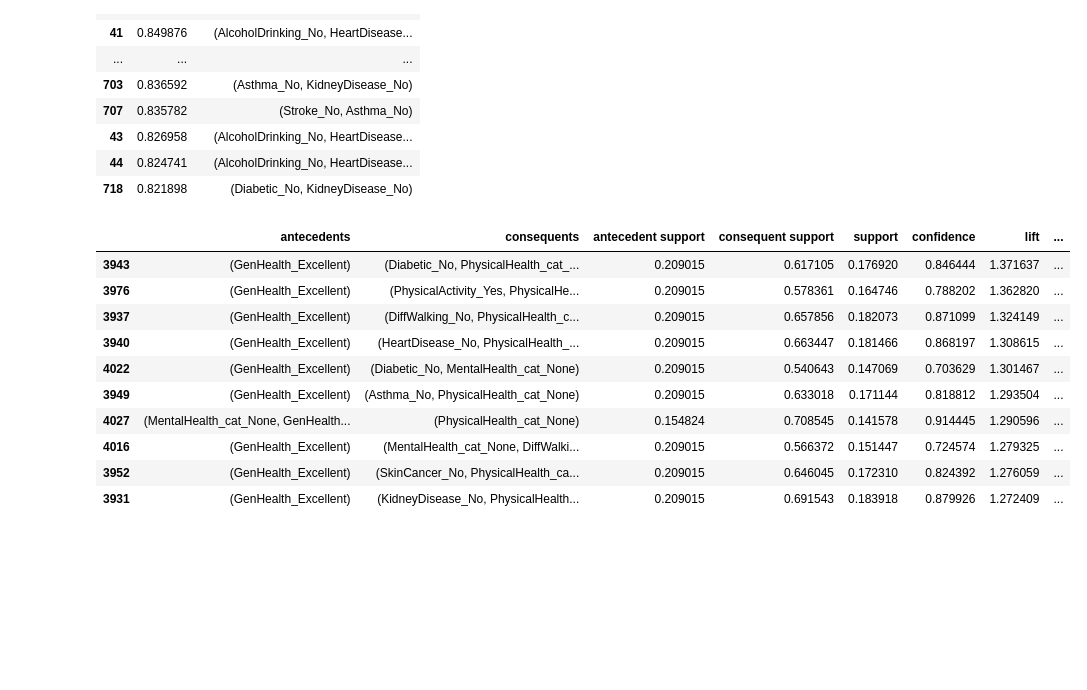
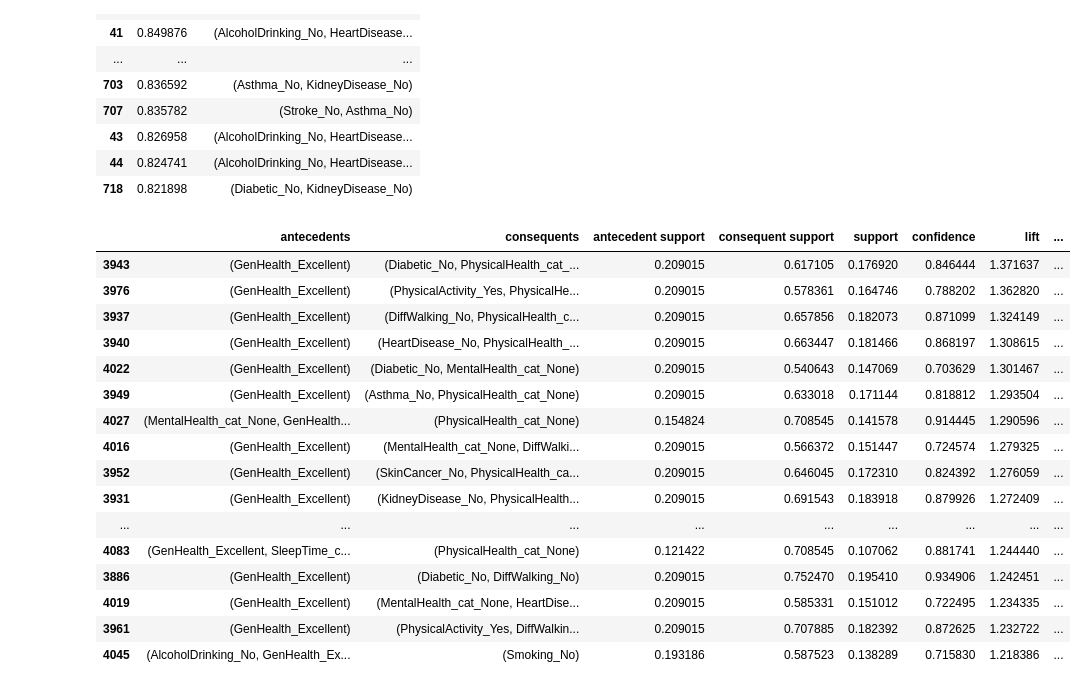
Before and after one commit to kay-16/CSC172-AssociationMining-Reambonanza, a Jupyter notebook: heart_disease_associationmining/notebook/mining.ipynb, the cells around one changed output. Cells and saved outputs as stored; diff of their text form; code cells hidden in the pictures; blank space fills up the shorter version.

Commit message:
Generating association rules

```diff
--- a/heart_disease_associationmining/notebook/mining.ipynb
+++ b/heart_disease_associationmining/notebook/mining.ipynb
@@ -114,19 +114,25 @@ freq_itemsets [
 # %%
 # Generate association rules
 
 rules = association_rules(freq_itemsets, metric='confidence', min_threshold=0.7)
 
 rules = rules.sort_values(by='lift', ascending=False)
-rules.head(10)
+rules.head(30)
 # %% [output]
 |  | antecedents | consequents | antecedent support | consequent support | support | confidence | lift | ... |
 | 3943 | (GenHealth_Excellent) | (Diabetic_No, PhysicalHealth_cat_... | 0.209015 | 0.617105 | 0.176920 | 0.846444 | 1.371637 | ... |
 | 3976 | (GenHealth_Excellent) | (PhysicalActivity_Yes, PhysicalHe... | 0.209015 | 0.578361 | 0.164746 | 0.788202 | 1.362820 | ... |
 | 3937 | (GenHealth_Excellent) | (DiffWalking_No, PhysicalHealth_c... | 0.209015 | 0.657856 | 0.182073 | 0.871099 | 1.324149 | ... |
 | 3940 | (GenHealth_Excellent) | (HeartDisease_No, PhysicalHealth_... | 0.209015 | 0.663447 | 0.181466 | 0.868197 | 1.308615 | ... |
 | 4022 | (GenHealth_Excellent) | (Diabetic_No, MentalHealth_cat_None) | 0.209015 | 0.540643 | 0.147069 | 0.703629 | 1.301467 | ... |
 | 3949 | (GenHealth_Excellent) | (Asthma_No, PhysicalHealth_cat_None) | 0.209015 | 0.633018 | 0.171144 | 0.818812 | 1.293504 | ... |
 | 4027 | (MentalHealth_cat_None, GenHealth... | (PhysicalHealth_cat_None) | 0.154824 | 0.708545 | 0.141578 | 0.914445 | 1.290596 | ... |
 | 4016 | (GenHealth_Excellent) | (MentalHealth_cat_None, DiffWalki... | 0.209015 | 0.566372 | 0.151447 | 0.724574 | 1.279325 | ... |
 | 3952 | (GenHealth_Excellent) | (SkinCancer_No, PhysicalHealth_ca... | 0.209015 | 0.646045 | 0.172310 | 0.824392 | 1.276059 | ... |
 | 3931 | (GenHealth_Excellent) | (KidneyDisease_No, PhysicalHealth... | 0.209015 | 0.691543 | 0.183918 | 0.879926 | 1.272409 | ... |
+| ... | ... | ... | ... | ... | ... | ... | ... | ... |
+| 4083 | (GenHealth_Excellent, SleepTime_c... | (PhysicalHealth_cat_None) | 0.121422 | 0.708545 | 0.107062 | 0.881741 | 1.244440 | ... |
+| 3886 | (GenHealth_Excellent) | (Diabetic_No, DiffWalking_No) | 0.209015 | 0.752470 | 0.195410 | 0.934906 | 1.242451 | ... |
+| 4019 | (GenHealth_Excellent) | (MentalHealth_cat_None, HeartDise... | 0.209015 | 0.585331 | 0.151012 | 0.722495 | 1.234335 | ... |
+| 3961 | (GenHealth_Excellent) | (PhysicalActivity_Yes, DiffWalkin... | 0.209015 | 0.707885 | 0.182392 | 0.872625 | 1.232722 | ... |
+| 4045 | (AlcoholDrinking_No, GenHealth_Ex... | (Smoking_No) | 0.193186 | 0.587523 | 0.138289 | 0.715830 | 1.218386 | ... |
```
Also changed, not shown: parts of 7 cells of this notebook.
